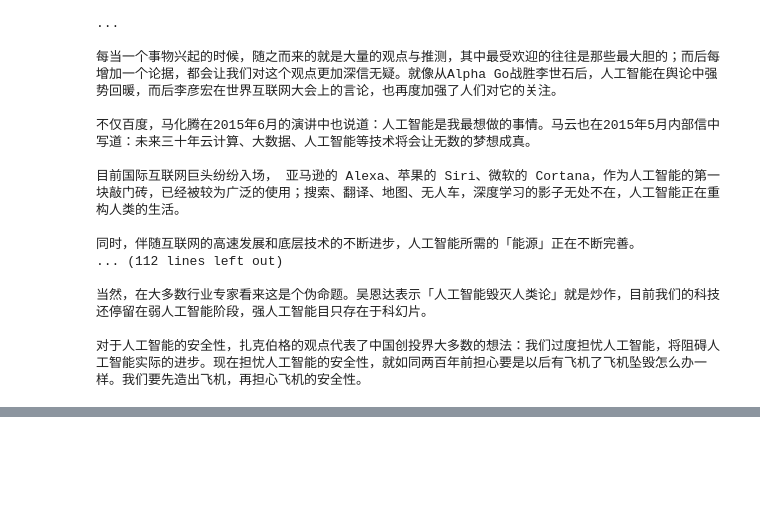
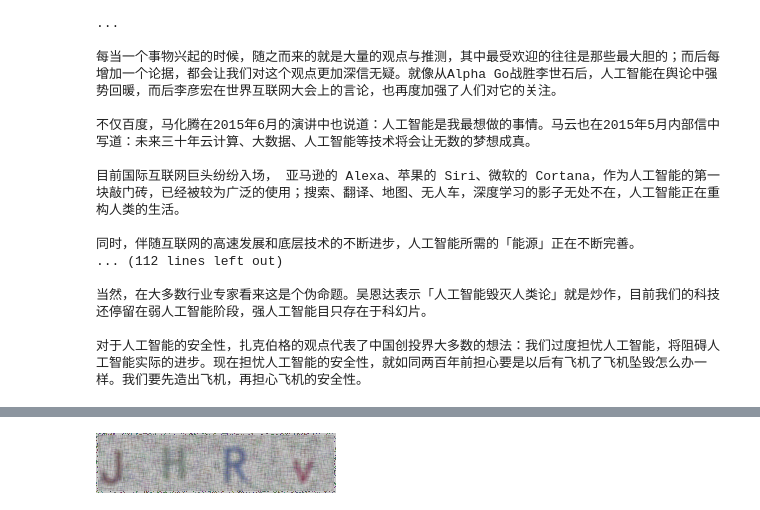
Before and after one commit to Show-Me-the-Code/python, a Jupyter notebook: jiangqideng/python练习题（答案）.ipynb, the cells around one changed output, grey strips where cells are left out. Saved outputs shown, nothing was run; the diff lists cells and outputs as text; code cells hidden in the pictures; blank space fills up the shorter version.

```diff
--- a/jiangqideng/python练习题（答案）.ipynb
+++ b/jiangqideng/python练习题（答案）.ipynb
@@ -181,0 +219,23 @@ print(article.cleaned_text)
+# %%
+import string, random
+from PIL import Image, ImageFont, ImageFilter, ImageDraw
+
+def get_random_color():
+    return tuple([random.randint(50, 150) for _ in range(3)])
+
+def get_verify_picture():
+    font_path = "c:/Windows/fonts/SIMHEI.ttf"
+    letters = [random.choice(string.letters) for i in range(4)]
+    font = ImageFont.truetype(font_path, 50)
+    width, height = 240, 60
+    pic = Image.new('RGB', (width, height), (200, 200, 200))
+    draw = ImageDraw.Draw(pic)
+    for i, letter in enumerate(letters):
+        draw.text((60 * i + random.randrange(0, 20), random.randrange(0, 10)), letter, font=font, fill=get_random_color())
+    for i in range(5000):
+        draw.point((random.randint(0,width), random.randint(0,height)), fill=get_random_color())
+    return pic.filter(ImageFilter.BLUR)
+
+get_verify_picture()
+# %% [output]
+[figure, added]
```
Also changed, not shown: parts of 3 cells of this notebook.
